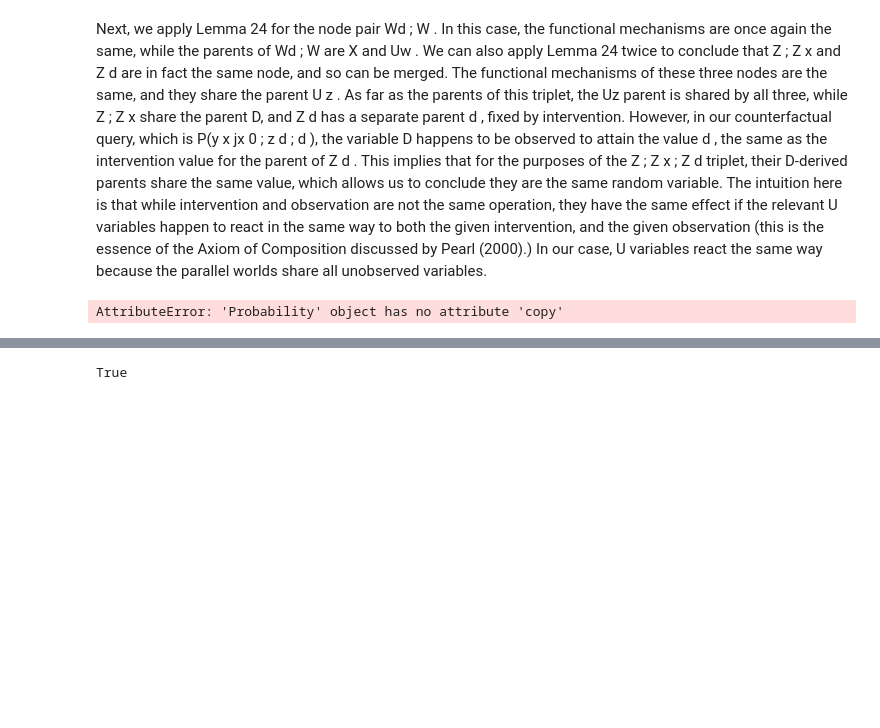
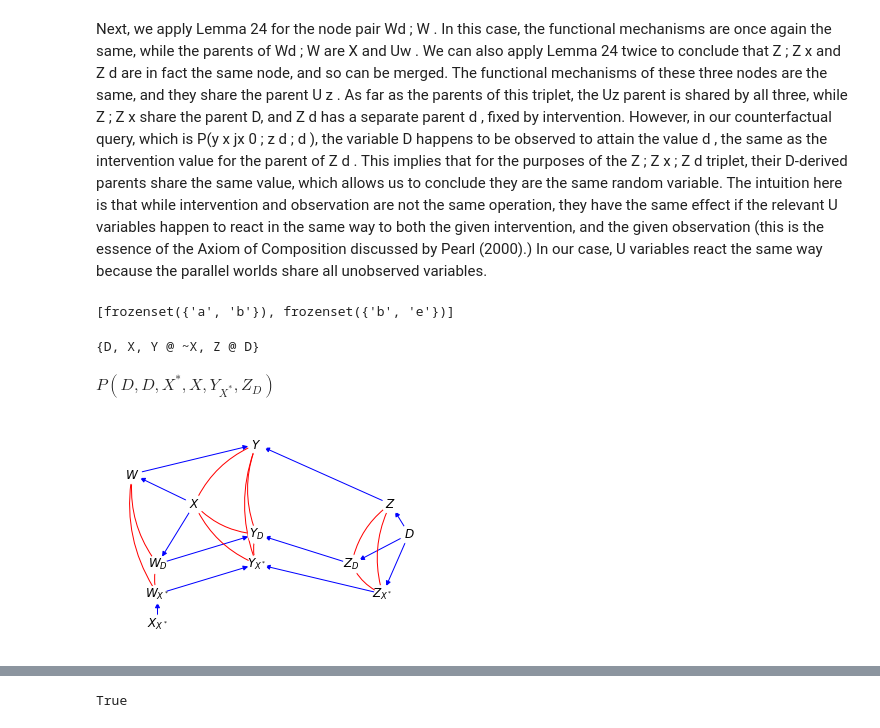
Before and after one commit to y0-causal-inference/y0, a Jupyter notebook: notebooks/CounterfactualIdentification.ipynb, the cells around one changed output, grey strips where cells are left out. Cells and saved outputs as stored; diff of their text form; code cells hidden in the pictures; blank space fills up the shorter version.

Commit message:
Y @ D, Z @ D, Y, Z @ ~X and W are nodes in the counterfactual graph returned by make_counterfactual_graph( figure_9a.graph, P( Y @ ~X, X, D, Z @ D)), but they shouldnt be

```diff
--- a/notebooks/CounterfactualIdentification.ipynb
+++ b/notebooks/CounterfactualIdentification.ipynb
@@ -394,8 +380,23 @@ def make_counterfactual_graph(graph: NxMixedGraph[Variable], query:Probability)
+# %%
+sorted(set([frozenset(['a','b']), frozenset(['b','e']), frozenset(['e','b'])]))
+# %% [output]
+[frozenset({'a', 'b'}), frozenset({'b', 'e'})]
 # %%
-graph = str_nodes_to_expr_nodes(figure_9a.graph)
+graph = figure_9a.graph
+figure_9_query = P(Y @ ~X, X, Z @ D, D)
+
 worlds = get_worlds(figure_9_query)
 pw_graph = make_parallel_worlds_graph( graph, worlds)
-# %%
-make_counterfactual_graph( str_nodes_to_expr_nodes(figure_9a.graph), figure_9_query)
-# %% [output]
-AttributeError: 'Probability' object has no attribute 'copy'
+# %%
+from y0.dsl import Intervention
+{v for v in figure_9_query.get_variables() if not isinstance(v, Intervention)}
+# %% [output]
+{D, X, Y @ ~X, Z @ D}
+# %%
+from y0.algorithm.identify.id_star import make_counterfactual_graph
+graph, query = make_counterfactual_graph( figure_9a.graph, figure_9_query)
+display(query)
+graph.draw()
+# %% [output]
+$P(D, D, X^*, X, {Y}_{X^*}, {Z}_{D})$
+[figure, added]
```
Also changed, not shown: parts of 13 cells of this notebook, 1 other file.
